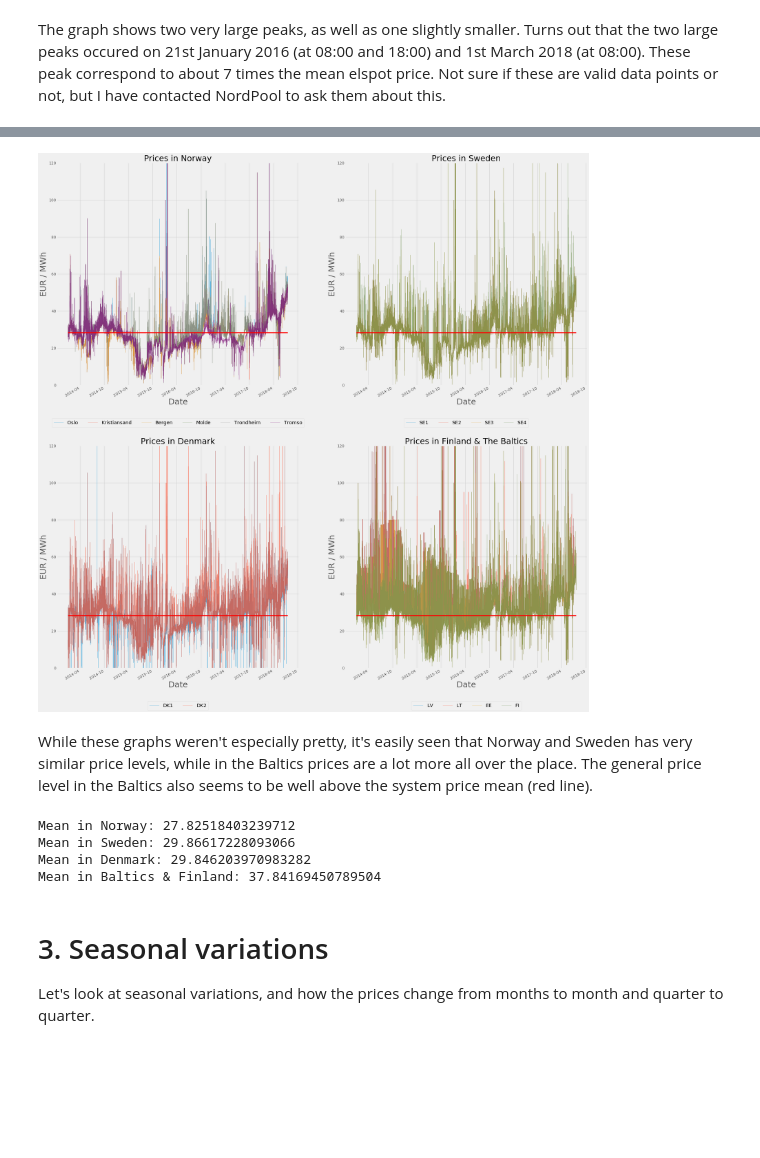
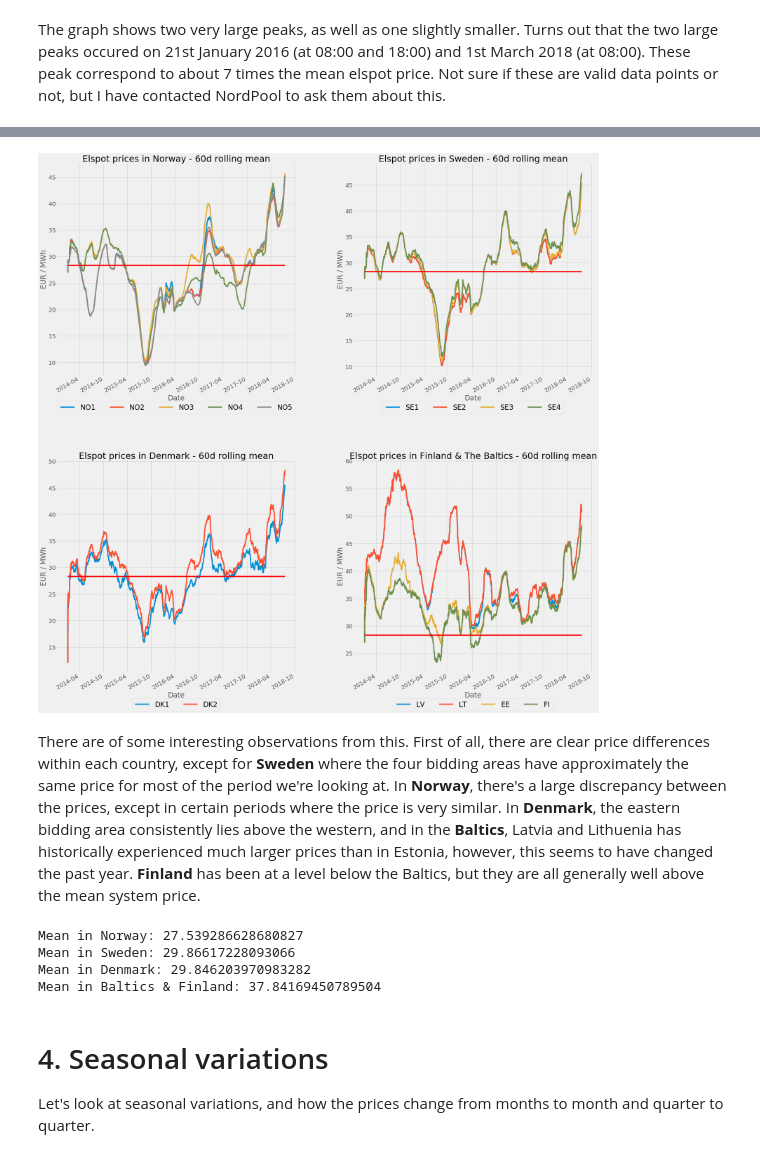
Before and after one commit to rasmusthog/nordpool-data-analysis, a Jupyter notebook: Nordpool Data Analysis.ipynb, the cells around one changed output, grey strips where cells are left out. Drawn from its saved outputs; the diff is of its cells as text; code cells hidden in the pictures; blank space fills up the shorter version.

Commit message:
Update analysis to include rolling averages

```diff
--- a/Nordpool Data Analysis.ipynb
+++ b/Nordpool Data Analysis.ipynb
@@ -59,79 +64,89 @@ Let's investigate the evolution of the prices in the different countries.
 # %%
 # Create lists of zones specific to each country. Baltics and Finland is grouped together as
 # each country as one zone only
-norway = ["Oslo", "Kristiansand", "Bergen", "Molde", "Trondheim", "Tromso"]
+
+
+plt.style.use("fivethirtyeight")
+norway = ["NO1", "NO2", "NO3", "NO4", "NO5"]
 sweden = ["SE1", "SE2", "SE3", "SE4"]
 denmark = ["DK1", "DK2"]
 baltics_fin = ["LV", "LT", "EE", "FI"]
-colors = ["aqua", "blue4", "brown1", "cadetblue1", "chartreuse3", "darkseagreen1"]
+
+
+# Make 60 day moving window average of prices to smooth out the curves
+elspot_df_smoothed = elspot_df.rolling("60d").mean()
 
 
 # Plot Norway
 plt.subplot(2,2,1)
 
 for zone in norway:
-    ax = elspot_df[zone].plot(linewidth=0.5, alpha=0.7, figsize=(30,30))
-    ax.set_ylim([0, 120]) # trying to avoid the large peaks
+    ax = elspot_df_smoothed[zone].plot(linewidth=4, figsize=(30,30))
+    #ax.set_ylim([0, 60]) # trying to avoid the large peaks
 
 
-ax.legend(loc='lower center', bbox_to_anchor=(0.5, -0.2), ncol=6, fontsize=18)
-ax.set_ylabel("EUR / MWh", fontsize=30)
-ax.set_xlabel("Date", fontsize=30)
+ax.legend(loc='lower center', bbox_to_anchor=(0.5, -0.2), ncol=5, fontsize=24)
+ax.set_ylabel("EUR / MWh", fontsize=24)
+ax.set_xlabel("Date", fontsize=24)
+ax.tick_params(axis="both", labelsize=20)
 elspot_df["SYS_mean"] = elspot_df["SYS"].mean()
 ax.plot(elspot_df["SYS_mean"], color="r")
-ax.set_title("Prices in Norway", fontsize=30)
+ax.set_title("Elspot prices in Norway - 60d rolling mean", fontsize=30)
 
 # Plot Sweden
 plt.subplot(2,2,2)
 
 for zone in sweden:
-    ax = elspot_df[zone].plot(linewidth=0.5, alpha=0.7, figsize=(30,30))
-    ax.set_ylim([0, 120]) # trying to avoid the large peaks
+    ax = elspot_df_smoothed[zone].plot(linewidth=4, figsize=(30,30))
+    #ax.set_ylim([0, 120]) # trying to avoid the large peaks
 
 
-ax.legend(loc='lower center', bbox_to_anchor=(0.5, -0.2), ncol=6, fontsize=18)
-ax.set_ylabel("EUR / MWh", fontsize=30)
-ax.set_xlabel("Date", fontsize=30)
+ax.legend(loc='lower center', bbox_to_anchor=(0.5, -0.2), ncol=5, fontsize=24)
+ax.set_ylabel("EUR / MWh", fontsize=24)
+ax.set_xlabel("Date", fontsize=24)
+ax.tick_params(axis="both", labelsize=20)
 elspot_df["SYS_mean"] = elspot_df["SYS"].mean()
 ax.plot(elspot_df["SYS_mean"], color="r")
-ax.set_title("Prices in Sweden", fontsize=30)
+ax.set_title("Elspot prices in Sweden - 60d rolling mean", fontsize=30)
 
 # Plot Denmark
 plt.subplot(2,2,3)
 
 for zone in denmark:
-    ax = elspot_df[zone].plot(linewidth=0.5, alpha=0.7, figsize=(30,30))
-    ax.set_ylim([0, 120]) # trying to avoid the large peaks
+    ax = elspot_df_smoothed[zone].plot(linewidth=4, figsize=(30,30))
+    #ax.set_ylim([0, 120]) # trying to avoid the large peaks
 
 
-ax.legend(loc='lower center', bbox_to_anchor=(0.5, -0.2), ncol=6, fontsize=18)
-ax.set_ylabel("EUR / MWh", fontsize=30)
-ax.set_xlabel("Date", fontsize=30)
+ax.legend(loc='lower center', bbox_to_anchor=(0.5, -0.2), ncol=5, fontsize=24)
+ax.set_ylabel("EUR / MWh", fontsize=24)
+ax.set_xlabel("Date", fontsize=24)
+ax.tick_params(axis="both", labelsize=20)
 elspot_df["SYS_mean"] = elspot_df["SYS"].mean()
 ax.plot(elspot_df["SYS_mean"], color="r")
-ax.set_title("Prices in Denmark", fontsize=30)
+ax.set_title("Elspot prices in Denmark - 60d rolling mean", fontsize=30)
 
 # Plot Baltics & Finland
 plt.subplot(2,2,4)
 
 for zone in baltics_fin:
-    ax = elspot_df[zone].plot(linewidth=0.5, alpha=0.7, figsize=(30,30))
-    ax.set_ylim([0, 120]) # trying to avoid the large peaks
+    ax = elspot_df_smoothed[zone].plot(linewidth=4, figsize=(30,30))
+    #ax.set_ylim([0, 120]) # trying to avoid the large peaks
 
 
-ax.legend(loc='lower center', bbox_to_anchor=(0.5, -0.2), ncol=6, fontsize=18)
-ax.set_ylabel("EUR / MWh", fontsize=30)
-ax.set_xlabel("Date", fontsize=30)
+ax.legend(loc='lower center', bbox_to_anchor=(0.5, -0.2), ncol=5, fontsize=24)
+ax.set_ylabel("EUR / MWh", fontsize=24)
+ax.set_xlabel("Date", fontsize=24)
+ax.tick_params(axis="both", labelsize=20)
 elspot_df["SYS_mean"] = elspot_df["SYS"].mean()
 ax.plot(elspot_df["SYS_mean"], color="r")
-ax.set_title("Prices in Finland & The Baltics", fontsize=30)
+ax.set_title("Elspot prices in Finland & The Baltics - 60d rolling mean", fontsize=30)
 
 
-plt.tight_layout(pad=5)
+plt.tight_layout(pad=10)
 # %% [output]
-[figure, old version]
+[figure, new version]
-# %% [markdown]
-While these graphs weren't especially pretty, it's easily seen that Norway and Sweden has very similar price levels, while in the Baltics prices are a lot more all over the place. The general price level in the Baltics also seems to be well above the system price mean (red line).
+# %% [markdown]
+There are of some interesting observations from this. First of all, there are clear price differences within each country, except for **Sweden** where the four bidding areas have approximately the same price for most of the period we're looking at. In **Norway**, there's a large discrepancy between the prices, except in certain periods where the price is very similar. In **Denmark**, the eastern bidding area consistently lies above the western, and in the **Baltics**, Latvia and Lithuenia has historically experienced much larger prices than in Estonia, however, this seems to have changed the past year. **Finland** has been at a level below the Baltics, but they are all generally well above the mean system price.
 # %%
 elspot_df["Norway"] = elspot_df[norway].mean(axis=1)
 elspot_df["Sweden"] = elspot_df[sweden].mean(axis=1)
@@ -143,12 +158,12 @@ print("Mean in Sweden: " + str(elspot_df["Sweden"].mean()))
 print("Mean in Denmark: " + str(elspot_df["Denmark"].mean()))
 print("Mean in Baltics & Finland: " + str(elspot_df["Baltics_Finland"].mean()))
 # %% [output]
-Mean in Norway: 27.82518403239712
+Mean in Norway: 27.539286628680827
 Mean in Sweden: 29.86617228093066
 Mean in Denmark: 29.846203970983282
 Mean in Baltics & Finland: 37.84169450789504
 # %% [markdown]
-# 3. Seasonal variations
+# 4. Seasonal variations
 
 Let's look at seasonal variations, and how the prices change from months to month and quarter to quarter.
 # %%
```
Also changed, not shown: parts of 4 cells of this notebook.
